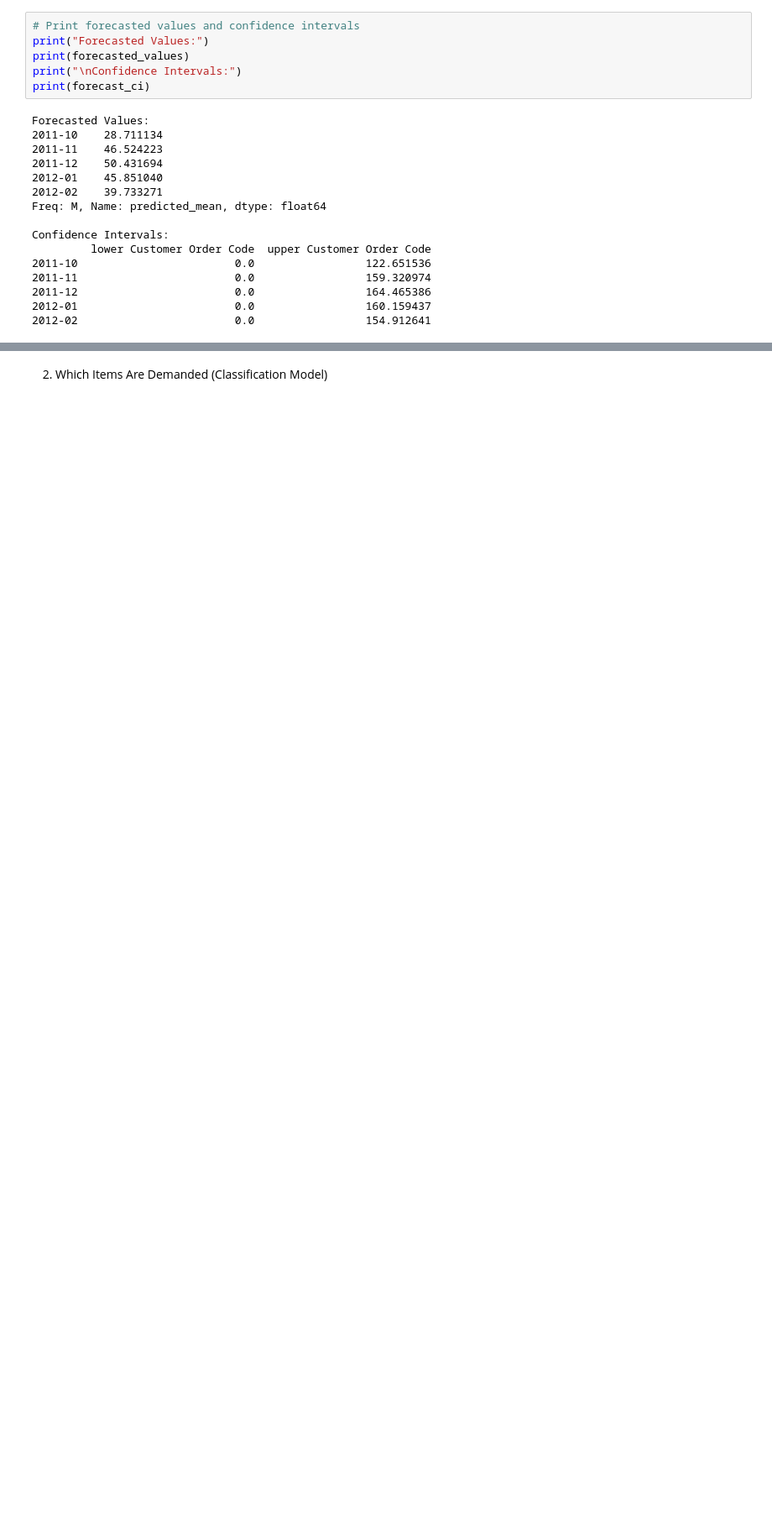
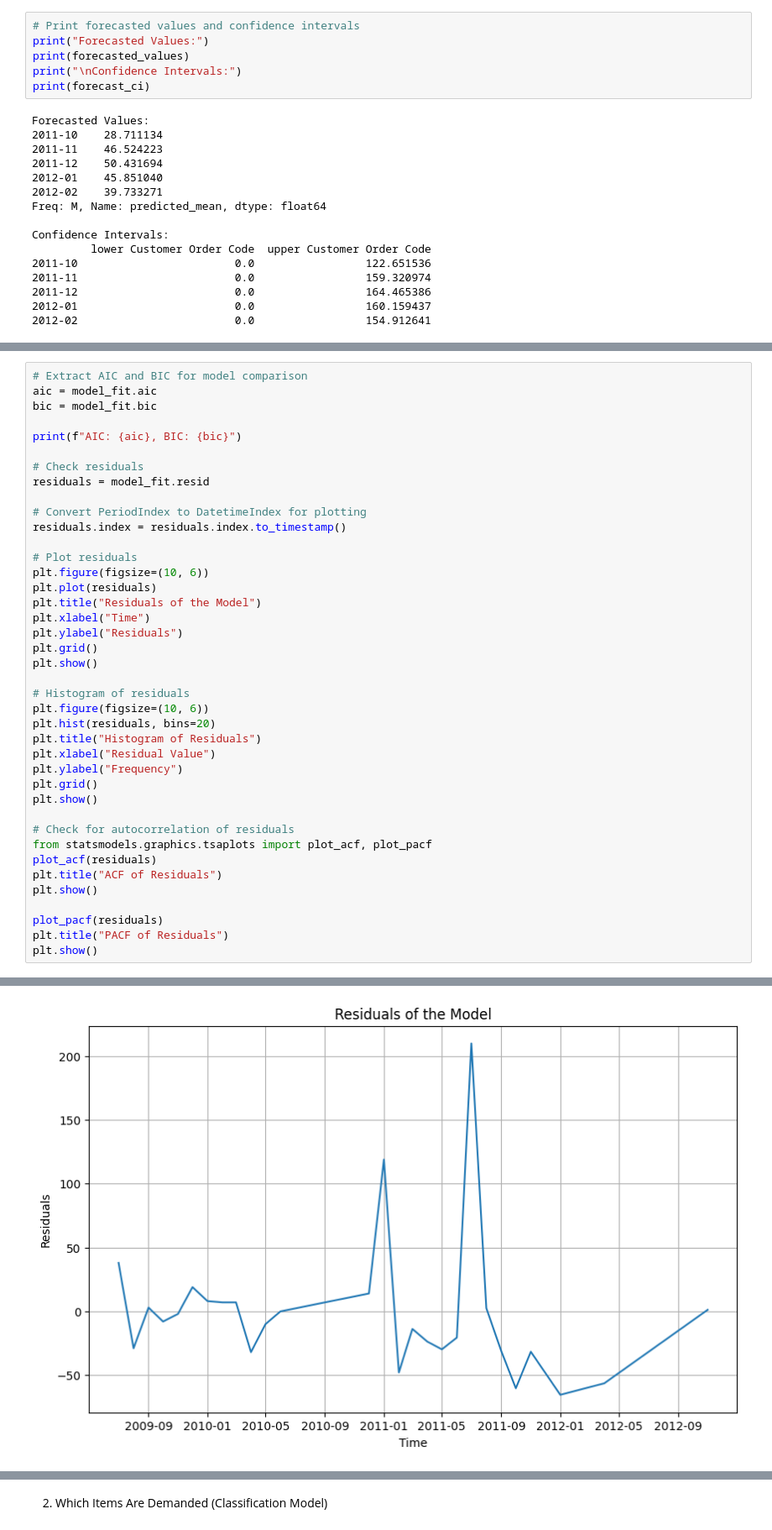
Before and after one commit to NazilaNajmul/schulich_data_science, a Jupyter notebook: Hackathon_codeset.ipynb, the cells around one changed output, grey strips where cells are left out. Shown: that part at 84% size. Drawn from its saved outputs; the diff is of its cells as text; blank space fills up the shorter version.

```diff
--- a/Hackathon_codeset.ipynb
+++ b/Hackathon_codeset.ipynb
@@ -170,0 +210,41 @@ Confidence Intervals:
+# %%
+# Extract AIC and BIC for model comparison
+aic = model_fit.aic
+bic = model_fit.bic
+
+print(f"AIC: {aic}, BIC: {bic}")
+
+# Check residuals
+residuals = model_fit.resid
+
+# Convert PeriodIndex to DatetimeIndex for plotting
+residuals.index = residuals.index.to_timestamp()
+
+# Plot residuals
+plt.figure(figsize=(10, 6))
+plt.plot(residuals)
+plt.title("Residuals of the Model")
+plt.xlabel("Time")
+plt.ylabel("Residuals")
+plt.grid()
+plt.show()
+
+# Histogram of residuals
+plt.figure(figsize=(10, 6))
+plt.hist(residuals, bins=20)
+plt.title("Histogram of Residuals")
+plt.xlabel("Residual Value")
+plt.ylabel("Frequency")
+plt.grid()
+plt.show()
+
+# Check for autocorrelation of residuals
+from statsmodels.graphics.tsaplots import plot_acf, plot_pacf
+plot_acf(residuals)
+plt.title("ACF of Residuals")
+plt.show()
+
+plot_pacf(residuals)
+plt.title("PACF of Residuals")
+plt.show()
+# %% [output]
@@ -170,0 +252 @@ Confidence Intervals:
+[figure, added]
```
Also changed, not shown: parts of 10 cells of this notebook, 1 other file.
